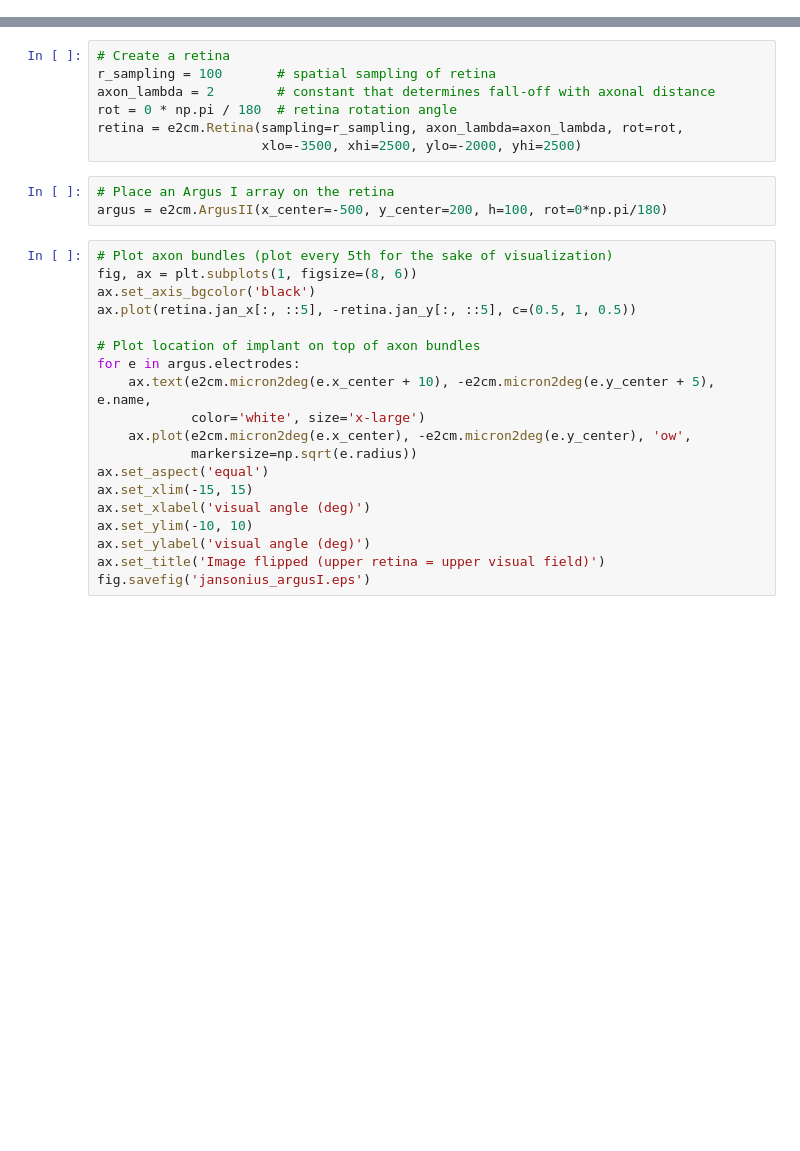
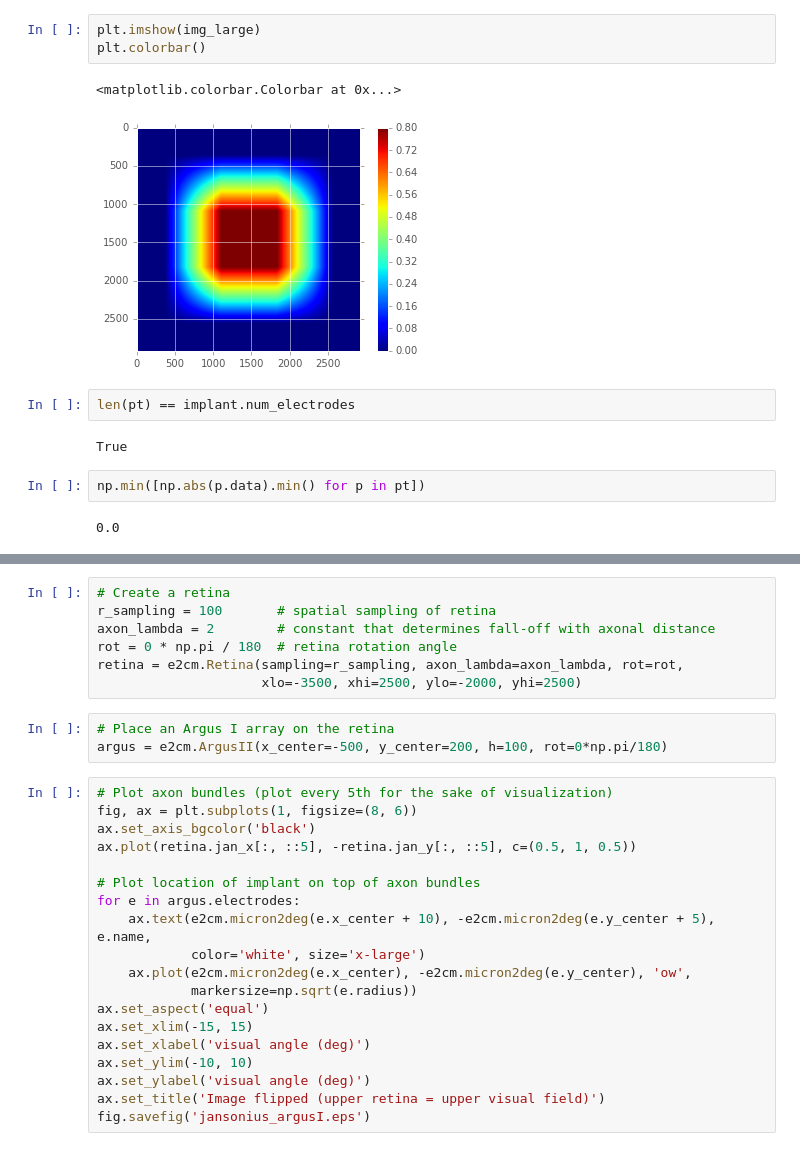
Before and after one commit to pulse2percept/pulse2percept, a Jupyter notebook: examples/notebooks/0.1-image2percept.ipynb, the cells around one changed output, grey strips where cells are left out. Drawn from its saved outputs; the diff is of its cells as text; blank space fills up the shorter version.

```diff
--- a/examples/notebooks/0.1-image2percept.ipynb
+++ b/examples/notebooks/0.1-image2percept.ipynb
@@ -9,0 +29,14 @@ import matplotlib.pyplot as plt
+# %%
+plt.imshow(img_large)
+plt.colorbar()
+# %% [output]
+<matplotlib.colorbar.Colorbar at 0x...>
+[figure, added]
+# %%
+len(pt) == implant.num_electrodes
+# %% [output]
+True
+# %%
+np.min([np.abs(p.data).min() for p in pt])
+# %% [output]
+0.0
```
Also changed, not shown: parts of 14 cells of this notebook, 2 other files.
